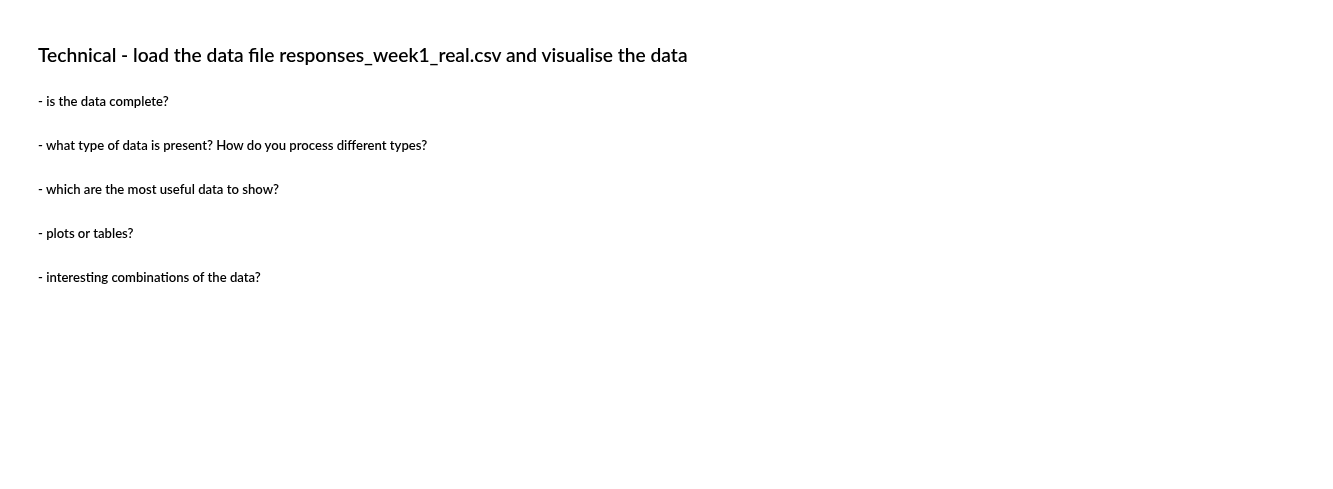
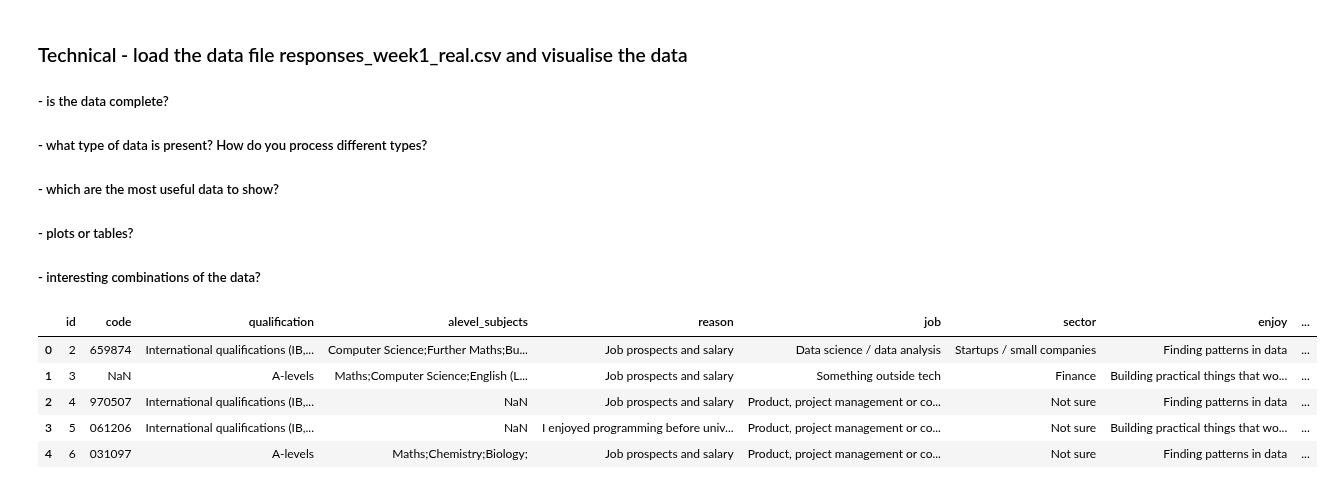
Before and after one commit to izaanabdali/machine_learning_SPC_5003, a Jupyter notebook: Week1/Tutorial_1_Clean.ipynb, the cells around one changed output. Saved outputs shown, nothing was run; the diff lists cells and outputs as text; code cells hidden in the pictures; blank space fills up the shorter version.

```diff
--- a/Week1/Tutorial_1_Clean.ipynb
+++ b/Week1/Tutorial_1_Clean.ipynb
@@ -255,3 +307,14 @@ plt.show()
 ##### - which are the most useful data to show?
 ##### - plots or tables?
 ##### - interesting combinations of the data?
+# %%
+real_csv = pd.read_csv("responses_week1_real.csv")
+
+real_csv.head()
+# %% [output]
+|  | id | code | qualification | alevel_subjects | reason | job | sector | enjoy | ... |
+| 0 | 2 | 659874 | International qualifications (IB,... | Computer Science;Further Maths;Bu... | Job prospects and salary | Data science / data analysis | Startups / small companies | Finding patterns in data | ... |
+| 1 | 3 | NaN | A-levels | Maths;Computer Science;English (L... | Job prospects and salary | Something outside tech | Finance | Building practical things that wo... | ... |
+| 2 | 4 | 970507 | International qualifications (IB,... | NaN | Job prospects and salary | Product, project management or co... | Not sure | Finding patterns in data | ... |
+| 3 | 5 | 061206 | International qualifications (IB,... | NaN | I enjoyed programming before univ... | Product, project management or co... | Not sure | Building practical things that wo... | ... |
+| 4 | 6 | 031097 | A-levels | Maths;Chemistry;Biology; | Job prospects and salary | Product, project management or co... | Not sure | Finding patterns in data | ... |
```
Also changed, not shown: parts of 23 cells of this notebook, 1 other file.
